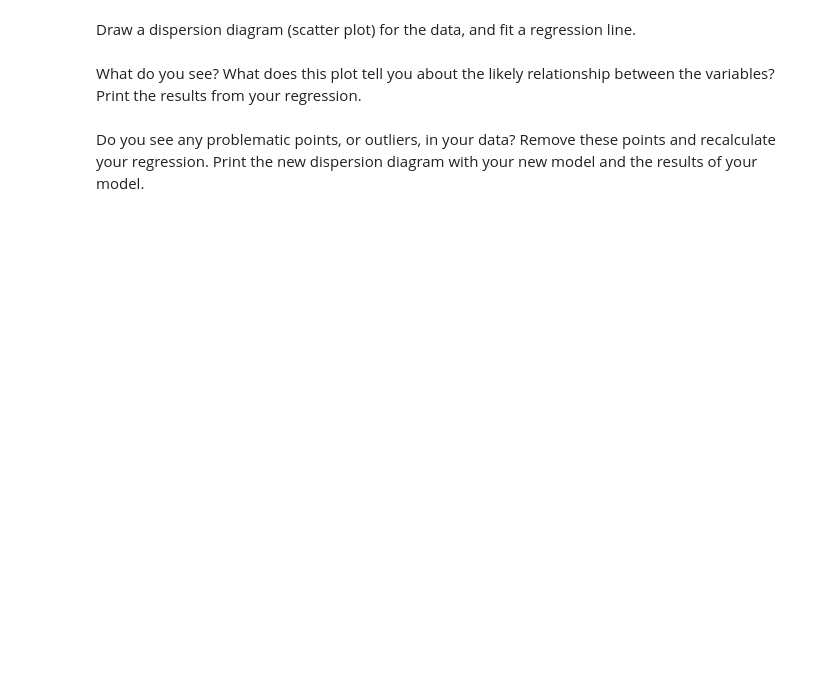
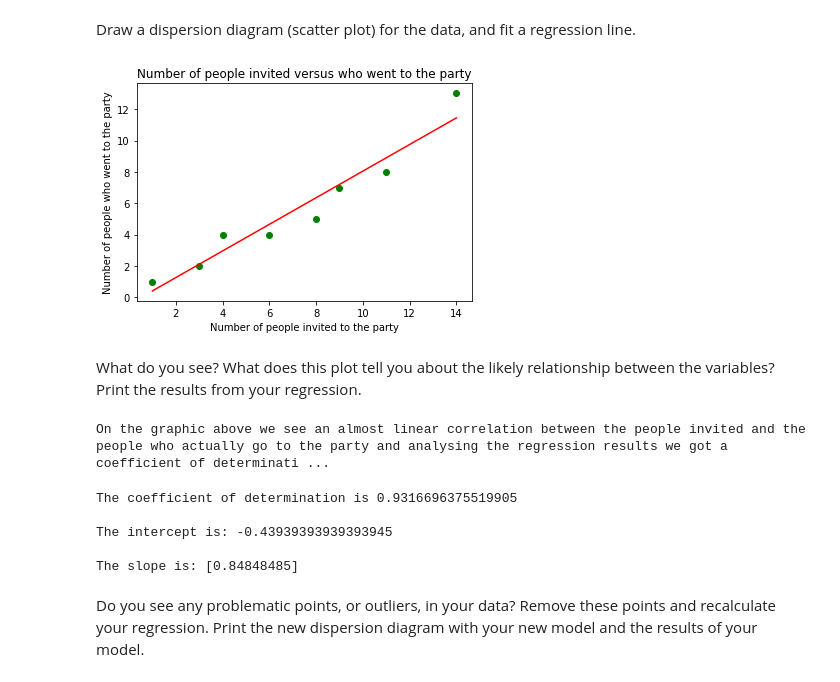
Before and after one commit to almsasantos/dataptmad1019, a Jupyter notebook: module-2/lab-regression-analysis/your-code.ipynb, the cells around one changed output. Drawn from its saved outputs; the diff is of its cells as text; code cells hidden in the pictures; blank space fills up the shorter version.

```diff
--- a/module-2/lab-regression-analysis/your-code.ipynb
+++ b/module-2/lab-regression-analysis/your-code.ipynb
@@ -96,0 +254,5 @@ First, build a dataframe with the data.
+# %%
+# Your code here.
+parties = pd.DataFrame({'X': [1, 3, 4, 6, 8, 9, 11, 14],
+                       'Y': [1, 2, 4, 4, 5, 7, 8, 13]})
+parties
@@ -101,2 +271,24 @@ Draw a dispersion diagram (scatter plot) for the data, and fit a regression line
+# %%
+X_invited = parties['X'].values.reshape(-1,1)
+y_went_party = parties['Y'].values
+
+model = LinearRegression().fit(X_invited, y_went_party)
+
+# This will give us the value of R²
+r_sq_party = model.score(X_invited, y_went_party)
+
+intercept_party = model.intercept_
+
+slope_party = model.coef_
+# %%
+# Your code here.
+plt.scatter(parties['X'], parties['Y'], color='green')
+plt.plot(X_invited, model.predict(X_invited), color='red')
+plt.xlabel('Number of people invited to the party')
+plt.ylabel('Number of people who went to the party')
+plt.title('Number of people invited versus who went to the party')
+plt.show()
+# %% [output]
+[figure, added]
 # %% [markdown]
 What do you see? What does this plot tell you about the likely relationship between the variables? Print the results from your regression.
@@ -105,2 +295,19 @@ What do you see? What does this plot tell you about the likely relationship betw
+# %%
+print(f'On the graphic above we see an almost linear correlation between the people invited and the people who \
+actually go to the party and analysing the regression results we got a coefficient of determination of {r_sq_party}, \
+which means that our model of regression is good, because it is almost 1.')
+# %% [output]
+On the graphic above we see an almost linear correlation between the people invited and the people who actually go to the party and analysing the regression results we got a coefficient of determinati ...
+# %%
+# Your response here.
+print(f'The coefficient of determination is {r_sq_party}\n')
+print(f'The intercept is: {intercept_party}\n')
+print(f'The slope is: {slope_party}')
+# %% [output]
+The coefficient of determination is 0.9316696375519905
+
+The intercept is: -0.43939393939393945
+
+The slope is: [0.84848485]
 # %% [markdown]
 Do you see any problematic points, or outliers, in your data? Remove these points and recalculate your regression. Print the new dispersion diagram with your new model and the results of your model.
```
Also changed, not shown: parts of 34 cells of this notebook.
